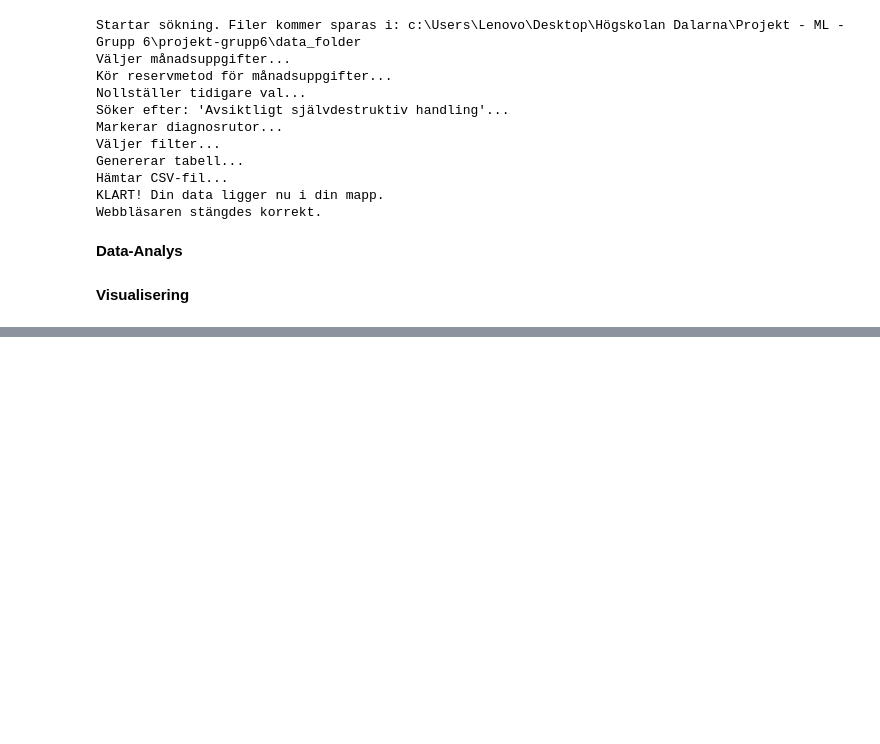
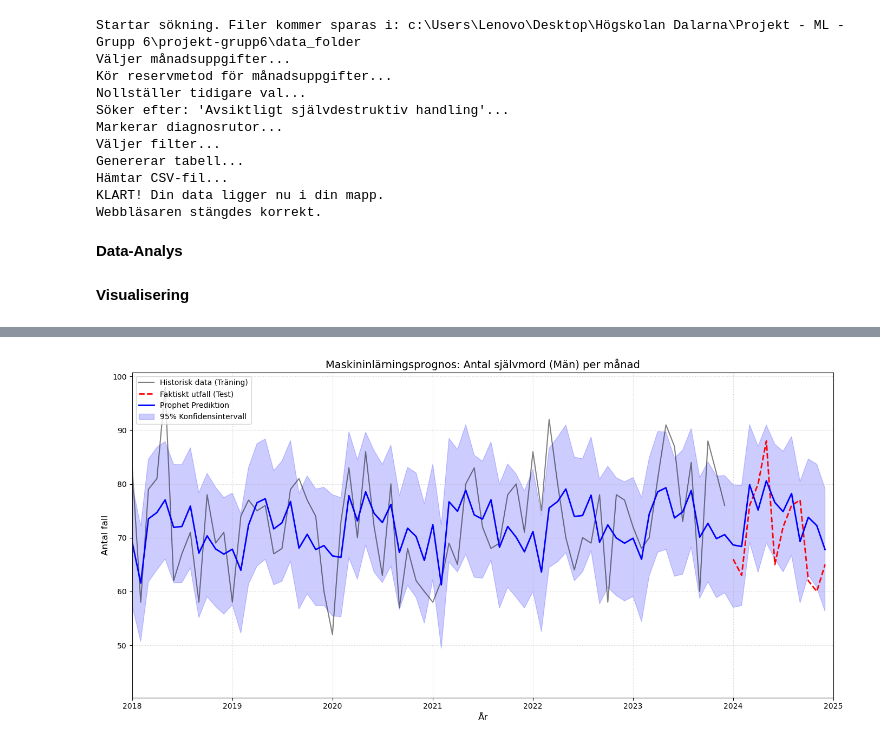
Before and after one commit to RickardAnd/projekt-grupp6, a Jupyter notebook: projekt_grupp6.ipynb, the cells around one changed output, grey strips where cells are left out. Saved outputs shown, nothing was run; the diff lists cells and outputs as text; code cells hidden in the pictures; blank space fills up the shorter version.

```diff
--- a/projekt_grupp6.ipynb
+++ b/projekt_grupp6.ipynb
@@ -178,0 +295,81 @@ Webbläsaren stängdes korrekt.
+# %%
+from prophet import Prophet
+from sklearn.metrics import mean_absolute_error
+
+print("--- STARTAR MASKININLÄRNING (PROPHET) ---")
+
+# 1. Anpassa er befintliga df_long för Prophet
+# Vi återställer indexet så 'Datum' blir en vanlig kolumn igen
+df_ml = df_long.reset_index()
+
+# Konvertera 'Period'-formatet (t.ex. 1997-01) tillbaka till en exakt dag (1997-01-01)
+# Detta är avgörande eftersom Prophet måste ha ett exakt datum (ds)
+df_ml['Datum'] = df_ml['Datum'].dt.to_timestamp()
+
+# Filtrera fram Män och behåll bara de två kolumner Prophet vill ha
+df_prophet_men = df_ml[df_ml['Kön'] == 'Män'][['Datum', 'Antal']].copy()
+
+# Döp om kolumnerna till 'ds' (datestamp) och 'y' (värde) enligt Prophets hårda regler
+df_prophet_men = df_prophet_men.rename(columns={'Datum': 'ds', 'Antal': 'y'})
+
+# 2. Statistisk verifiering (Train / Test split)
+# Vi låter modellen träna på all data fram till 2023
+train = df_prophet_men[df_prophet_men['ds'] < '2024-01-01']
+# Vi behåller 2024 som "facit" för att testa hur bra modellen är
+test = df_prophet_men[(df_prophet_men['ds'] >= '2024-01-01') & (df_prophet_men['ds'] <= '2024-12-01')]
+
+print(f"Tränar modellen på {len(train)} månader...")
+
+# 3. Träna modellen
+# Vi säger åt modellen att fokusera på årliga säsongsvariationer
+model = Prophet(yearly_seasonality=True, weekly_seasonality=False, daily_seasonality=False)
+model.fit(train)
+
+# 4. Gör en framtidsprognos
+# Vi ber modellen gissa 12 månader framåt från där träningsdatan slutade (dvs hela 2024)
+future = model.make_future_dataframe(periods=12, freq='MS') # MS = Month Start
+forecast = model.predict(future)
+
+# 5. Räkna ut felmarginal (Mean Absolute Error)
+predictions = forecast[forecast['ds'] >= '2024-01-01']['yhat'].values
+actuals = test['y'].values
+
+if len(predictions) == len(actuals):
+    mae = mean_absolute_error(actuals, predictions)
+    print(f"✅ STATISTISK VERIFIERING: Modellen gissar i snitt fel på {mae:.1f} fall per månad för 2024.")
+else:
+    print("Kunde inte räkna ut MAE - längden på test och prognos matchar inte.")
+
+# 6. Visualisera resultatet (Publication Ready)
+plt.figure(figsize=(14, 7), facecolor='white')
+
+# Plotta den historiska datan vi tränade på
+plt.plot(train['ds'], train['y'], color='black', alpha=0.5, label='Historisk data (Träning)')
+
+# Plotta facit för 2024 (hur det faktiskt blev)
+plt.plot(test['ds'], test['y'], color='red', linestyle='--', linewidth=2, label='Faktiskt utfall (Test)')
+
+# Plotta modellens gissning
+plt.plot(forecast['ds'], forecast['yhat'], color='blue', linewidth=2, label='Prophet Prediktion')
+
+# Skapa det viktiga konfidensintervallet (skuggningen)
+plt.fill_between(forecast['ds'], forecast['yhat_lower'], forecast['yhat_upper'],
+                 color='blue', alpha=0.2, label='95% Konfidensintervall')
+
+plt.title('Maskininlärningsprognos: Antal självmord (Män) per månad', fontsize=14)
+plt.xlabel('År', fontsize=12)
+plt.ylabel('Antal fall', fontsize=12)
+
+# Zooma in så vi ser prognosen tydligt (2018 och framåt)
+plt.xlim(pd.to_datetime('2018-01-01'), pd.to_datetime('2025-01-01'))
+
+plt.grid(True, linestyle=':', alpha=0.6)
+plt.legend(loc='upper left', fontsize=10)
+plt.tight_layout()
+plt.show()
+
+# 7. Plotta den isolerade säsongsvariationen
+print("\nIsolerad Säsongskomponent (Viktig för beslutsfattaren!)")
+fig_comp = model.plot_components(forecast)
+plt.show()
+# %% [output]
@@ -178,0 +381 @@ Webbläsaren stängdes korrekt.
+[figure, added]
```
Also changed, not shown: parts of 5 cells of this notebook.
